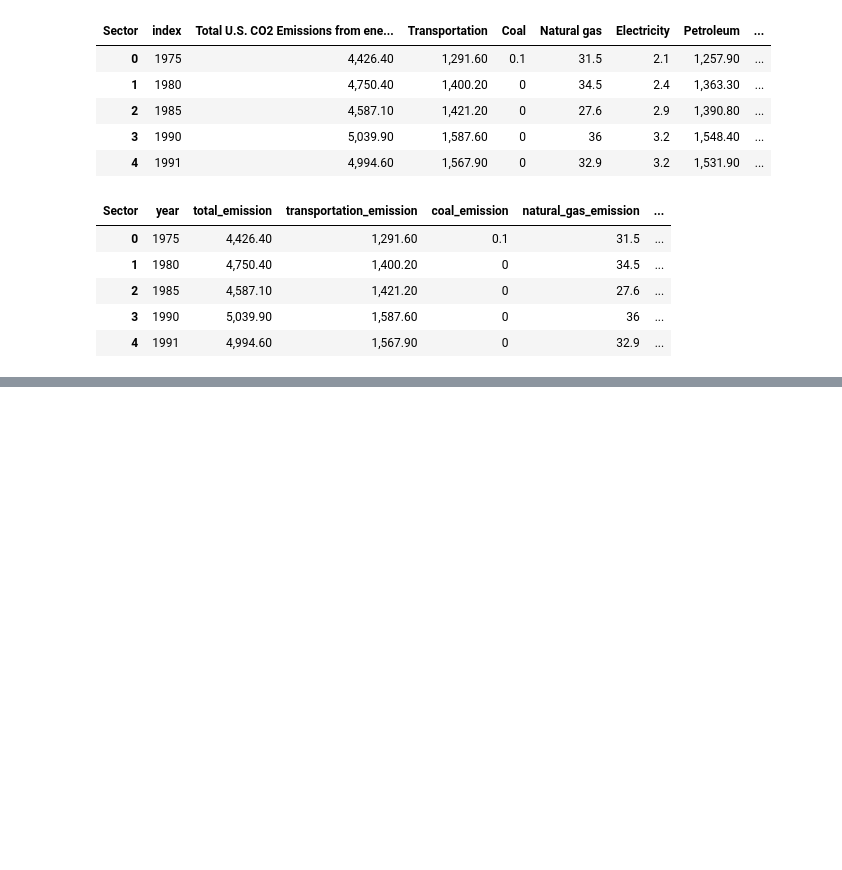
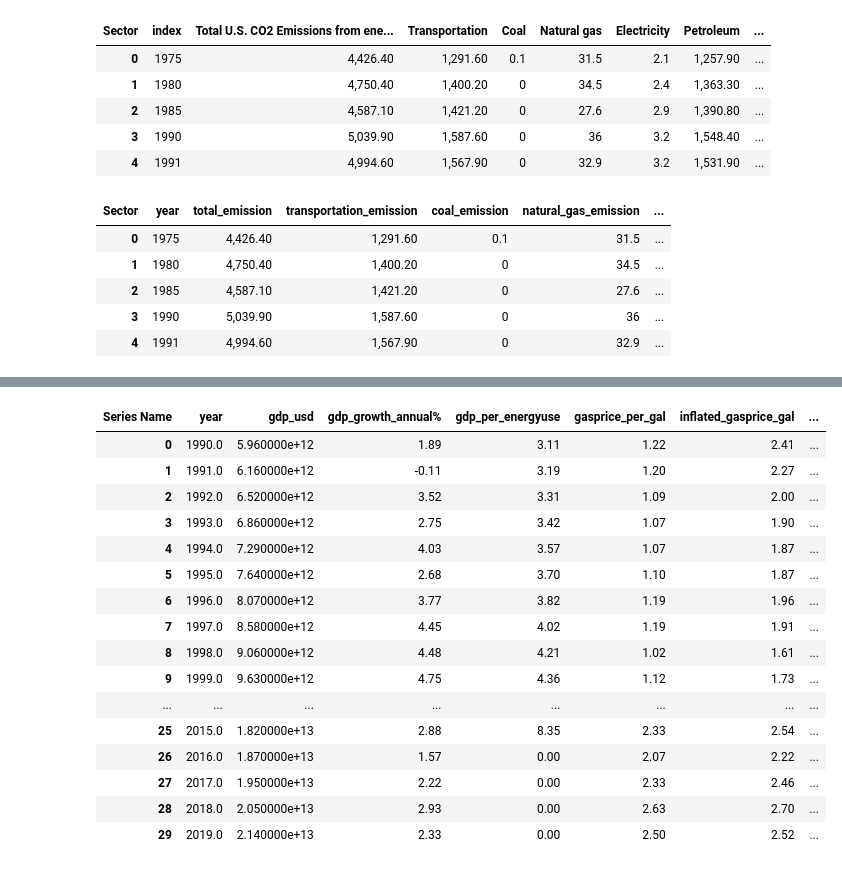
Before and after one commit to sjani184/Climate-in-the-US, a Jupyter notebook: Resources/pandas/merge_data.ipynb, the cells around one changed output, grey strips where cells are left out. Cells and saved outputs as stored; diff of their text form; code cells hidden in the pictures; blank space fills up the shorter version.

```diff
--- a/Resources/pandas/merge_data.ipynb
+++ b/Resources/pandas/merge_data.ipynb
@@ -80,7 +71,7 @@ wb_df4.rename(columns={"GDP (current US$)": "gdp_usd",
                        "GDP growth (annual %)": "gdp_growth_annual%",
                        "GDP per unit of energy use (PPP $ per kg of oil equivalent)": "gdp_per_energyuse",
                        "Pump price for gasoline (US$ per gal)": "gasprice_per_gal",
-                       "Inflated 2020 price for gasoline (US$ per gal)": "inflated_gaspr"
+                       "Inflated 2020 price for gasoline (US$ per gal)": "inflated_gasprice_gal",
                        "CO2 emissions (metric tons per capita)": "emission_per_capita",
                        "Electric power consumption (kWh per capita)": "electric_consumption_per_capita",
                        "GDP per capita (current US$)": "gdp_per_capita_usd",
@@ -92,6 +91,25 @@ wb_df5.rename_axis("index").head()
 # %%
-wb_df5["year"] = wb_df5["year"].astype(int)
-wb_df5.head()
+wb_df5 = wb_df5.astype(float)
+wb_df5 = wb_df5.fillna(0)
+wb_df5
+# %% [output]
+| Series Name | year | gdp_usd | gdp_growth_annual% | gdp_per_energyuse | gasprice_per_gal | inflated_gasprice_gal | ... |
+| 0 | 1990.0 | 5.960000e+12 | 1.89 | 3.11 | 1.22 | 2.41 | ... |
+| 1 | 1991.0 | 6.160000e+12 | -0.11 | 3.19 | 1.20 | 2.27 | ... |
+| 2 | 1992.0 | 6.520000e+12 | 3.52 | 3.31 | 1.09 | 2.00 | ... |
+| 3 | 1993.0 | 6.860000e+12 | 2.75 | 3.42 | 1.07 | 1.90 | ... |
+| 4 | 1994.0 | 7.290000e+12 | 4.03 | 3.57 | 1.07 | 1.87 | ... |
+| 5 | 1995.0 | 7.640000e+12 | 2.68 | 3.70 | 1.10 | 1.87 | ... |
+| 6 | 1996.0 | 8.070000e+12 | 3.77 | 3.82 | 1.19 | 1.96 | ... |
+| 7 | 1997.0 | 8.580000e+12 | 4.45 | 4.02 | 1.19 | 1.91 | ... |
+| 8 | 1998.0 | 9.060000e+12 | 4.48 | 4.21 | 1.02 | 1.61 | ... |
+| 9 | 1999.0 | 9.630000e+12 | 4.75 | 4.36 | 1.12 | 1.73 | ... |
+| ... | ... | ... | ... | ... | ... | ... | ... |
+| 25 | 2015.0 | 1.820000e+13 | 2.88 | 8.35 | 2.33 | 2.54 | ... |
+| 26 | 2016.0 | 1.870000e+13 | 1.57 | 0.00 | 2.07 | 2.22 | ... |
+| 27 | 2017.0 | 1.950000e+13 | 2.22 | 0.00 | 2.33 | 2.46 | ... |
+| 28 | 2018.0 | 2.050000e+13 | 2.93 | 0.00 | 2.63 | 2.70 | ... |
+| 29 | 2019.0 | 2.140000e+13 | 2.33 | 0.00 | 2.50 | 2.52 | ... |
 # %%
 merge_df = pd.merge(left=new_df2, right=carbon_df1, left_on='year', right_on='year')
 merge_df.head()
```
Also changed, not shown: parts of 4 cells of this notebook, 6 other files.
